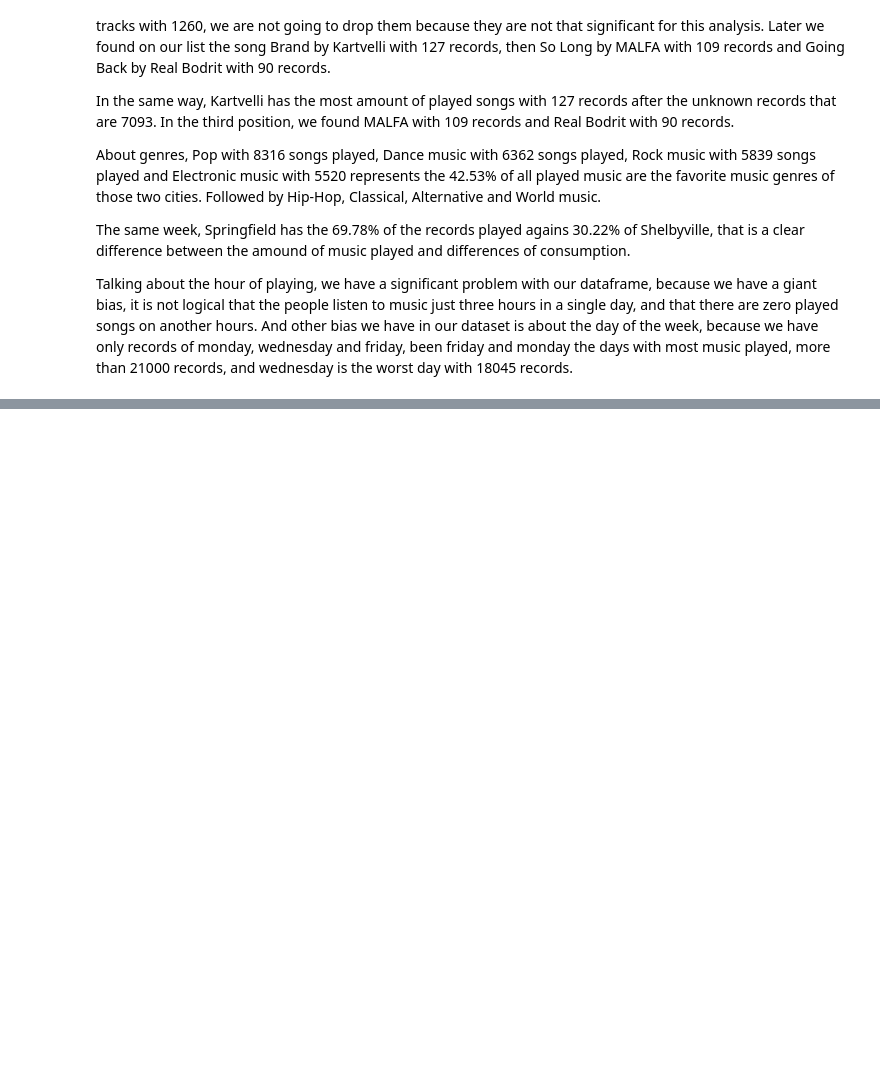
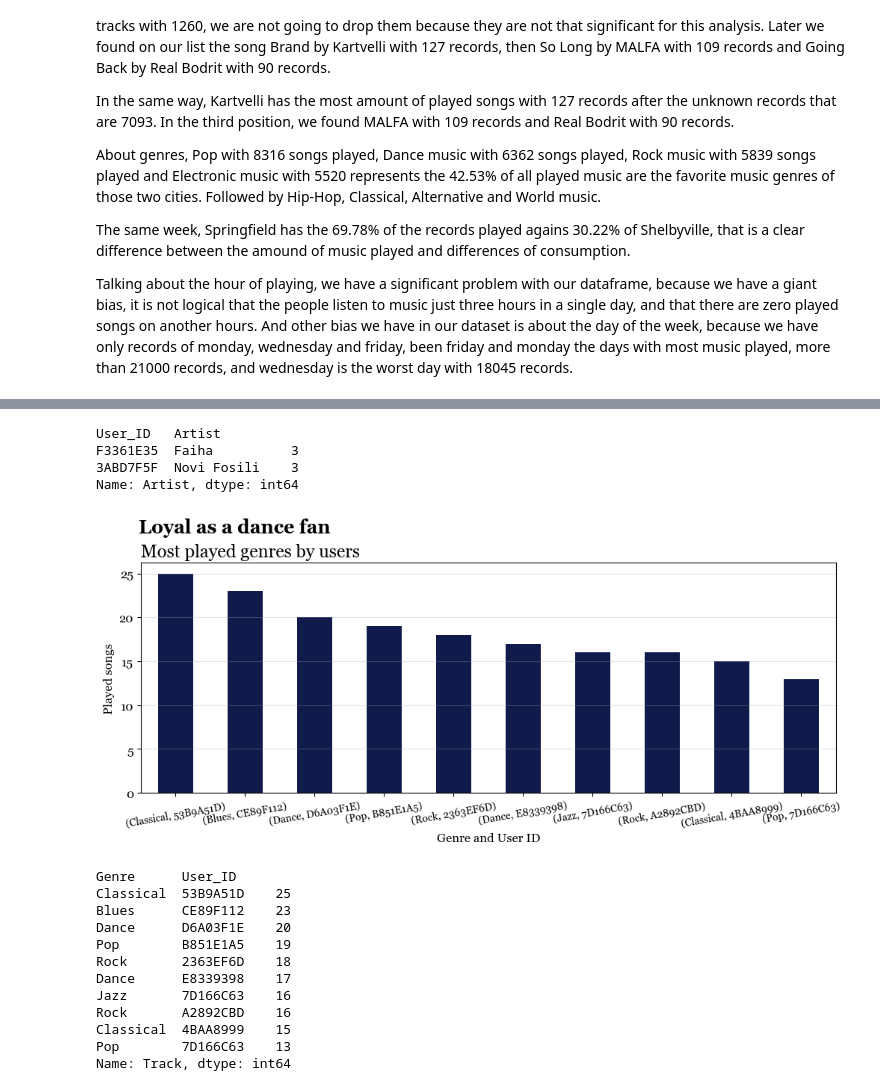
Before and after one commit to juanramosdataexpert/SonidosUrbanos, a Jupyter notebook: Notebooks/EDA.ipynb, the cells around one changed output, grey strips where cells are left out. Cells and saved outputs as stored; diff of their text form; code cells hidden in the pictures; blank space fills up the shorter version.

```diff
--- a/Notebooks/EDA.ipynb
+++ b/Notebooks/EDA.ipynb
@@ -250,0 +286,42 @@ Talking about the hour of playing, we have a significant problem with our datafr
+# %%
+# Find the favorite artist by user
+df[df['Artist'] != 'Unknown'].groupby(['User_ID', 'Artist'])['Artist'].count().sort_values(ascending=False).head(2)
+# %% [output]
+User_ID   Artist
+F3361E35  Faiha          3
+3ABD7F5F  Novi Fosili    3
+Name: Artist, dtype: int64
+# %%
+# Find favorite genres by user
+favorite_genres = df[df['Genre'] != 'Nan'].groupby(['Genre', 'User_ID'])['Track'].count().sort_values(ascending=False)
+
+fig, ax = plt.subplots(figsize=[12, 4])
+favorite_genres.head(10) \
+    .plot.bar(color=juan_colors[0], ax=ax)
+plt.suptitle('Loyal as a dance fan', ha='left',
+             size=18, weight='bold', x=0.123, y=1.03)
+plt.title('Most played genres by users', loc='left',
+          size=17)
+plt.xlabel('Genre and User ID')
+plt.xticks(rotation=10, size=10)
+plt.ylabel('Played songs')
+plt.grid(True, color=juan_colors[2],
+         axis='y', alpha=0.3)
+plt.show()
+
+# Show the count in a table
+favorite_genres.head(10)
+# %% [output]
+[figure, added]
+Genre      User_ID
+Classical  53B9A51D    25
+Blues      CE89F112    23
+Dance      D6A03F1E    20
+Pop        B851E1A5    19
+Rock       2363EF6D    18
+Dance      E8339398    17
+Jazz       7D166C63    16
+Rock       A2892CBD    16
+Classical  4BAA8999    15
+Pop        7D166C63    13
+Name: Track, dtype: int64
```
Also changed, not shown: parts of 7 cells of this notebook, 2 other files.
